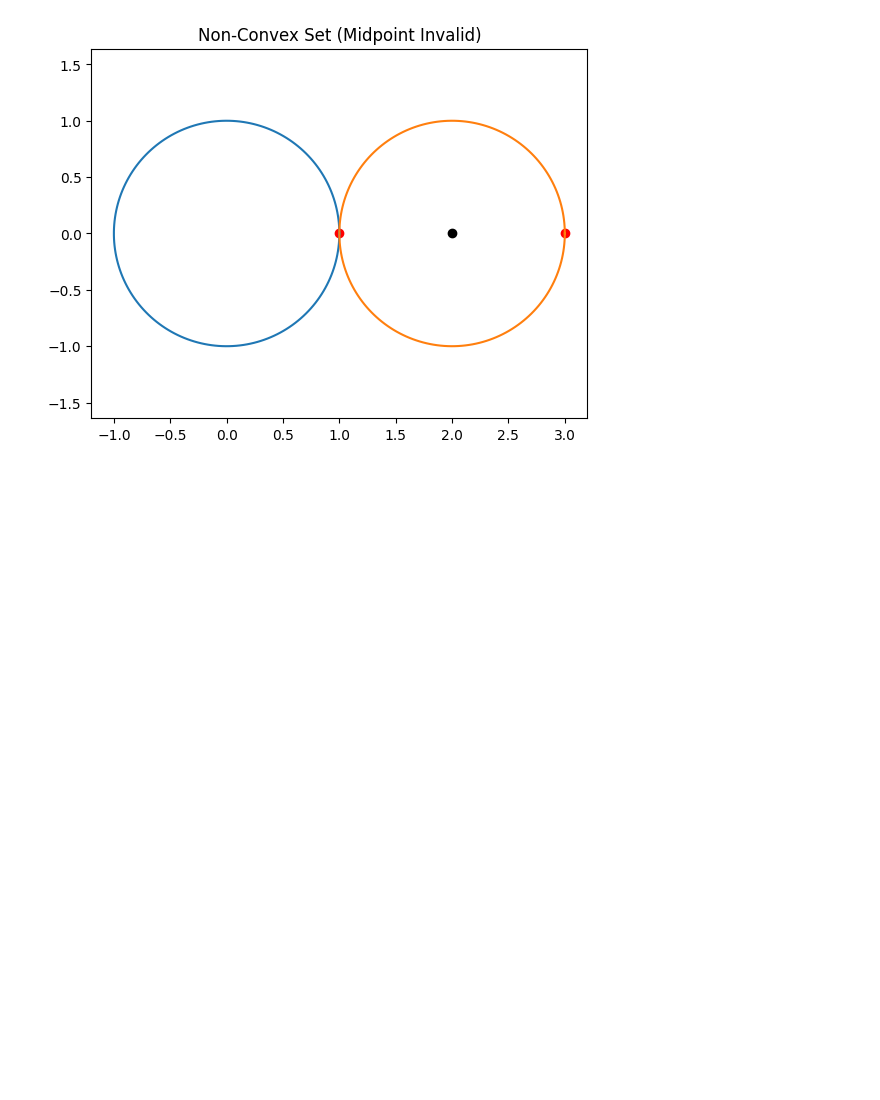
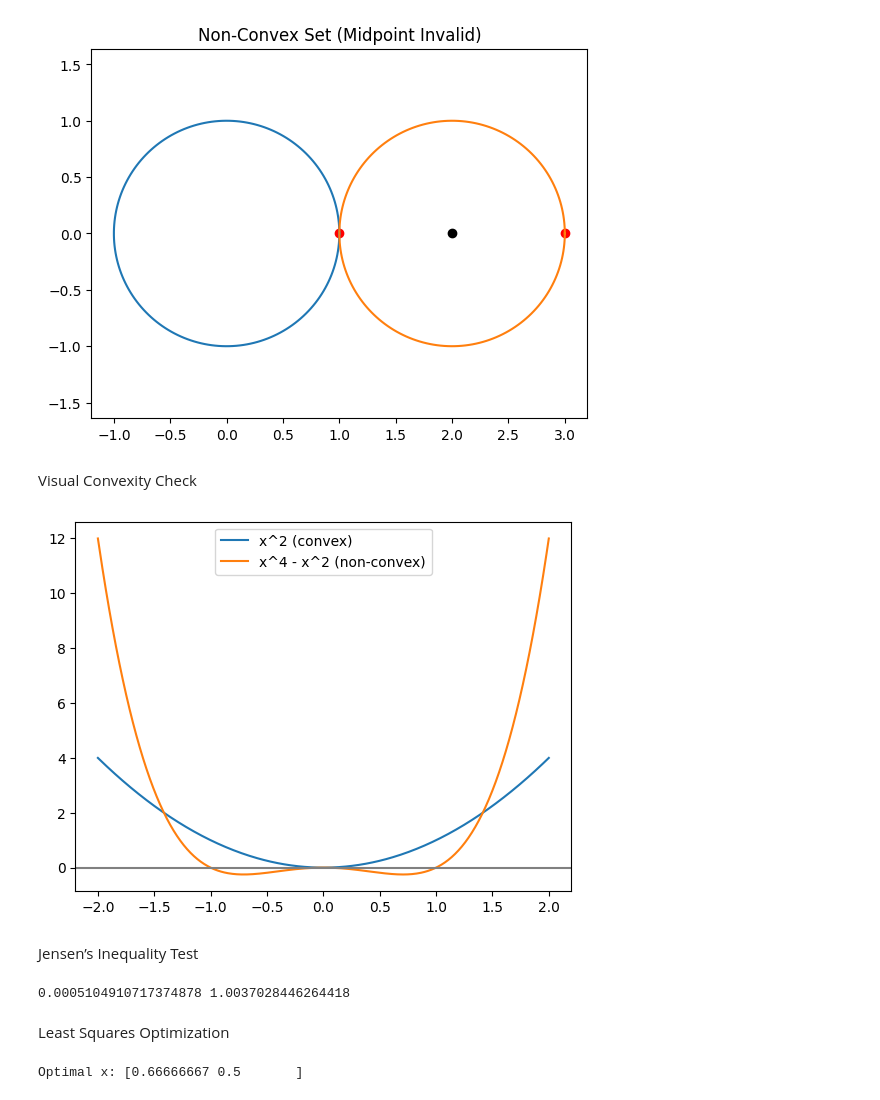
Before and after one commit to netajik/thesis, a Jupyter notebook: convex_optimization.ipynb, the cells around one changed output. Saved outputs shown, nothing was run; the diff lists cells and outputs as text; code cells hidden in the pictures; blank space fills up the shorter version.

```diff
--- a/convex_optimization.ipynb
+++ b/convex_optimization.ipynb
@@ -85,3 +83,53 @@ plt.title("Non-Convex Set (Midpoint Invalid)")
 plt.show()
 # %% [output]
 [figure]
+# %% [markdown]
+Visual Convexity Check
+# %%
+import numpy as np
+import matplotlib.pyplot as plt
+
+x = np.linspace(-2, 2, 400)
+f1 = x**2
+f2 = x**4 - x**2
+
+plt.plot(x, f1, label="x^2 (convex)")
+plt.plot(x, f2, label="x^4 - x^2 (non-convex)")
+plt.legend()
+plt.axhline(0,color='gray')
+plt.show()
+# %% [output]
+[figure, added]
+# %% [markdown]
+Jensen’s Inequality Test
+# %%
+x = np.random.randn(1000)
+lhs = (x.mean())**2
+rhs = np.mean(x**2)
+
+print(lhs, rhs)  # lhs <= rhs always
+# %% [output]
+0.0005104910717374878 1.0037028446264418
+# %% [markdown]
+Least Squares Optimization
+# %%
+import cvxpy as cp
+import numpy as np
+
+# Data
+A = np.array([[1,1],[1,2],[1,3]])
+b = np.array([1,2,2])
+
+# Variable
+x = cp.Variable(2)
+
+# Objective
+objective = cp.Minimize(cp.sum_squares(A @ x - b))
+
+# Problem
+prob = cp.Problem(objective)
+prob.solve()
+
+print("Optimal x:", x.value)
+# %% [output]
+Optimal x: [0.66666667 0.5       ]
```
Also changed, not shown: parts of 7 cells of this notebook.
